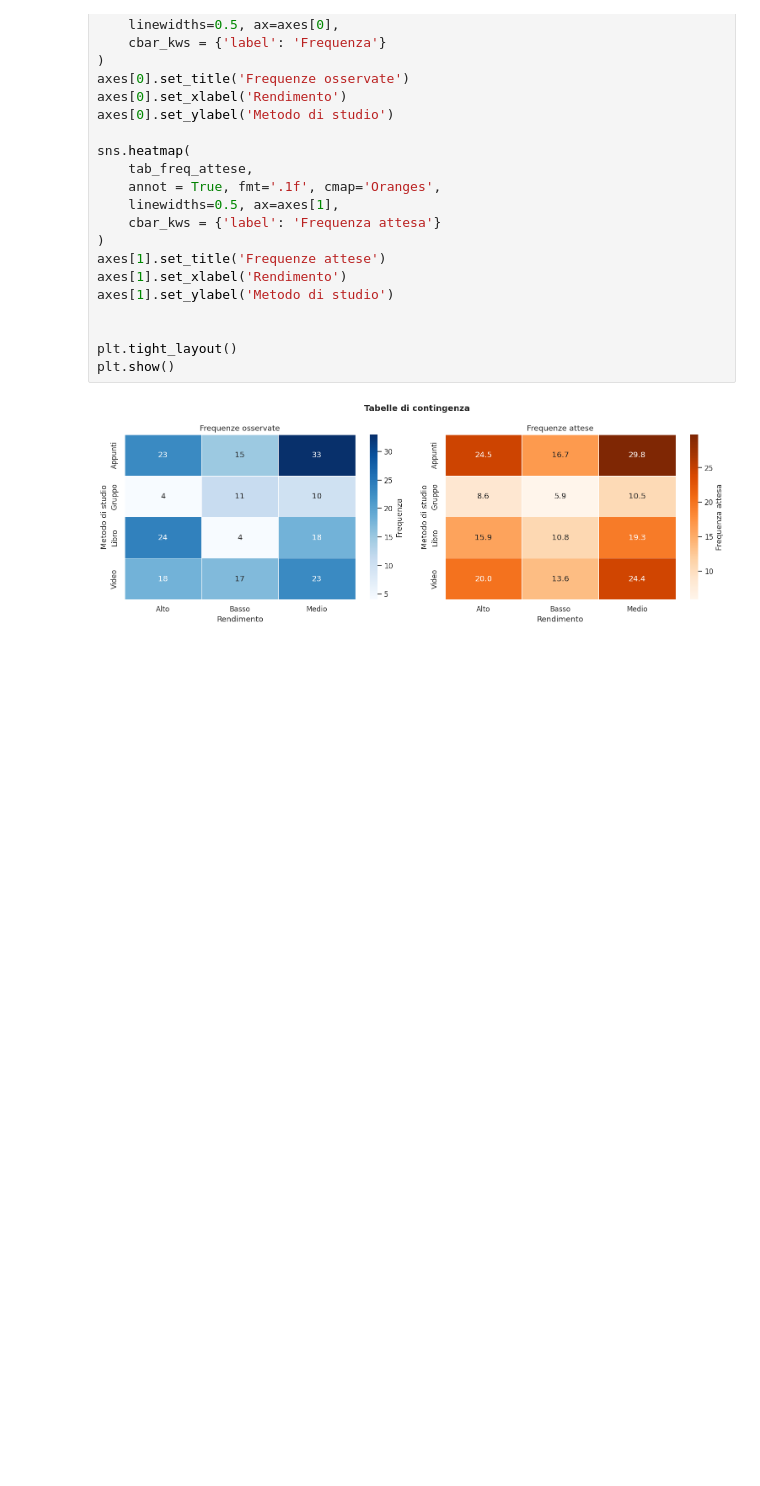
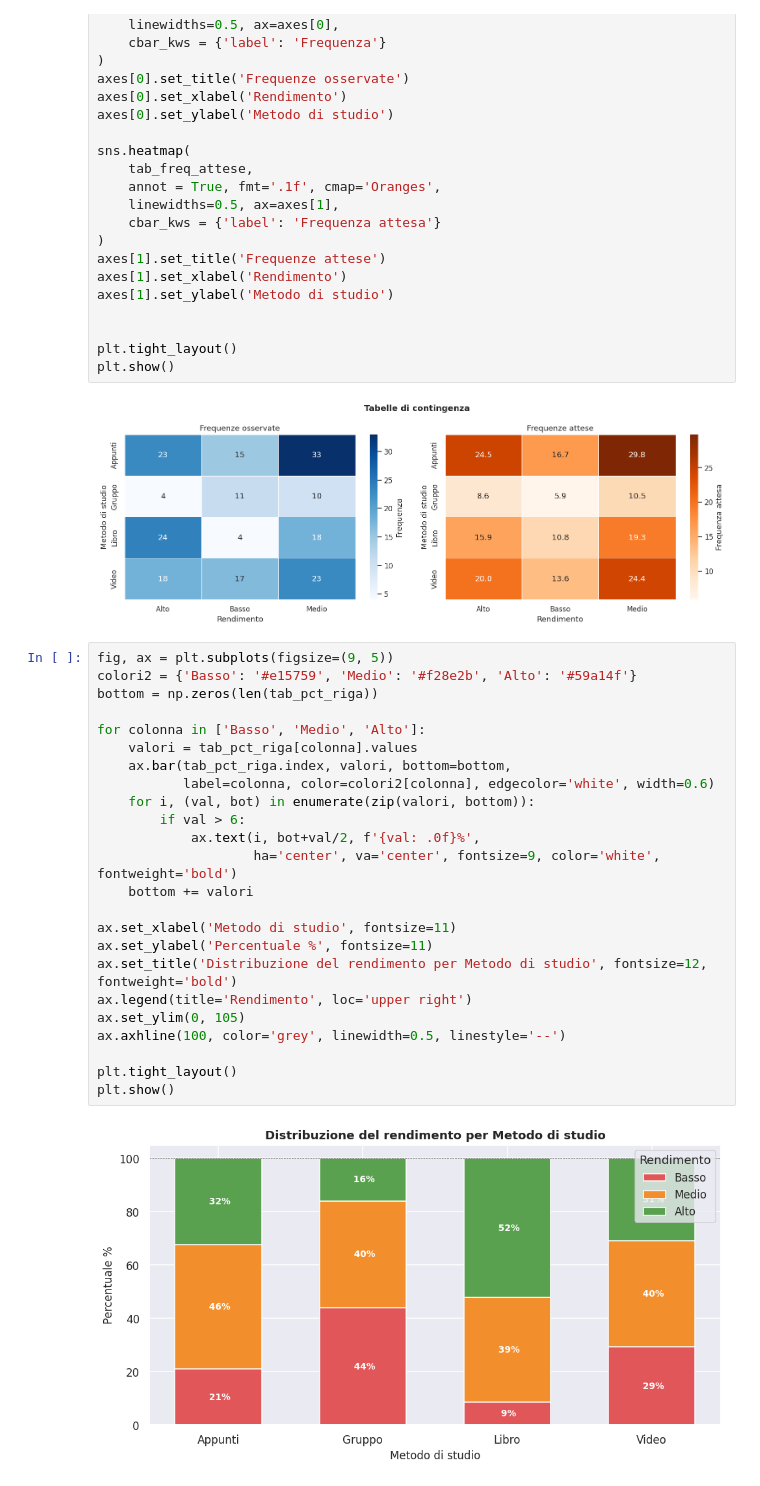
Before and after one commit to andreatrentini/data-analysis-4Ai-2026, a Jupyter notebook: studenti-studio.ipynb, the cells around one changed output. Cells and saved outputs as stored; diff of their text form; blank space fills up the shorter version.

Commit message:
FEAT: completata la parte di visualizzazione grafici

```diff
--- a/studenti-studio.ipynb
+++ b/studenti-studio.ipynb
@@ -290,3 +290,29 @@ plt.tight_layout()
 plt.show()
 # %% [output]
 [figure]
+# %%
+fig, ax = plt.subplots(figsize=(9, 5))
+colori2 = {'Basso': '#e15759', 'Medio': '#f28e2b', 'Alto': '#59a14f'}
+bottom = np.zeros(len(tab_pct_riga))
+
+for colonna in ['Basso', 'Medio', 'Alto']:
+    valori = tab_pct_riga[colonna].values
+    ax.bar(tab_pct_riga.index, valori, bottom=bottom,
+           label=colonna, color=colori2[colonna], edgecolor='white', width=0.6)
+    for i, (val, bot) in enumerate(zip(valori, bottom)):
+        if val > 6:
+            ax.text(i, bot+val/2, f'{val: .0f}%',
+                    ha='center', va='center', fontsize=9, color='white', fontweight='bold')
+    bottom += valori
+
+ax.set_xlabel('Metodo di studio', fontsize=11)
+ax.set_ylabel('Percentuale %', fontsize=11)
+ax.set_title('Distribuzione del rendimento per Metodo di studio', fontsize=12, fontweight='bold')
+ax.legend(title='Rendimento', loc='upper right')
+ax.set_ylim(0, 105)
+ax.axhline(100, color='grey', linewidth=0.5, linestyle='--')
+
+plt.tight_layout()
+plt.show()
+# %% [output]
+[figure, added]
```
Also changed, not shown: parts of 1 cell of this notebook.
